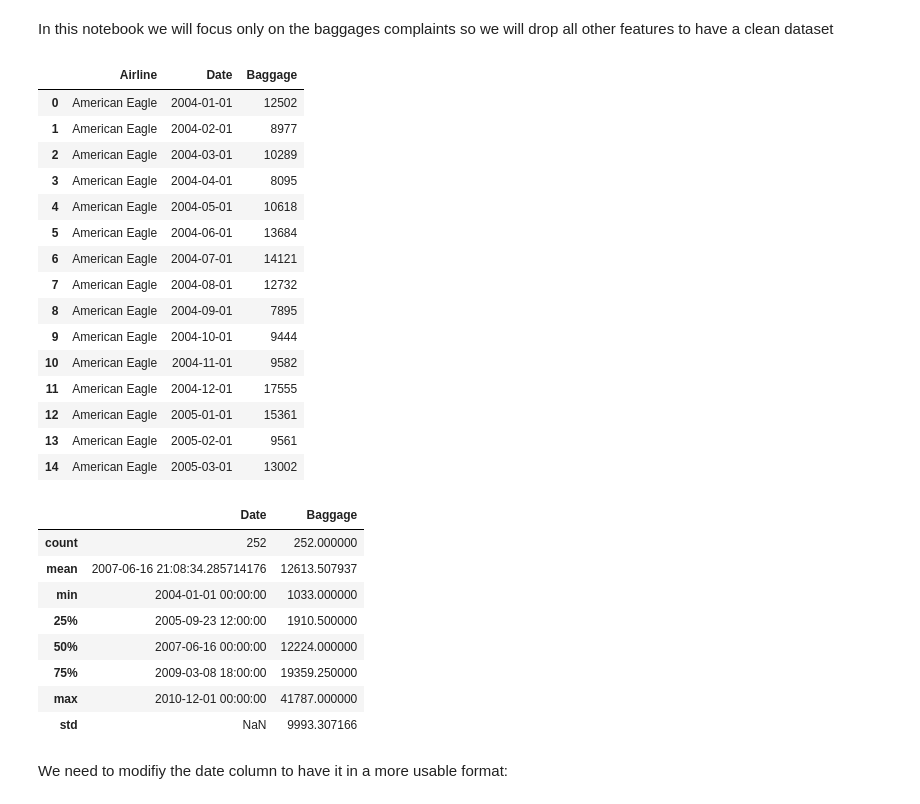
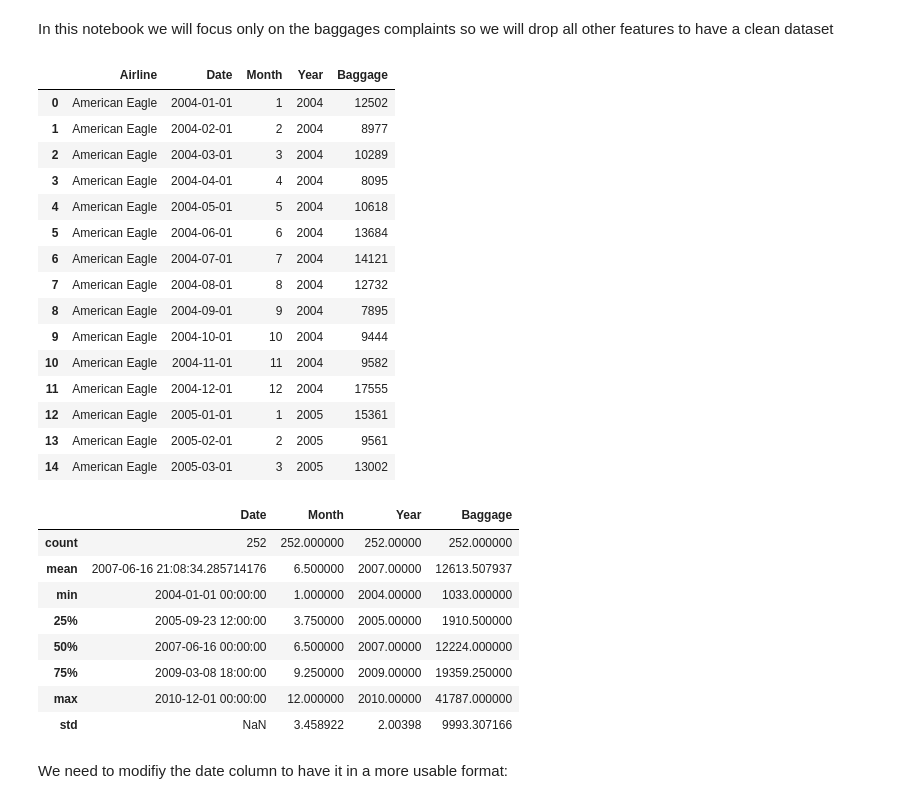
Before and after one commit to claragbl/Time_Series_Analysis_Project, a Jupyter notebook: Time_Series_Gaubil_Rageot.ipynb, the cells around one changed output. Saved outputs shown, nothing was run; the diff lists cells and outputs as text; code cells hidden in the pictures.

```diff
--- a/Time_Series_Gaubil_Rageot.ipynb
+++ b/Time_Series_Gaubil_Rageot.ipynb
@@ -78,37 +82,37 @@ df_baggage['Date'] = pd.to_datetime(df_baggage['Date'])
 # %% [markdown]
 In this notebook we will focus only on the baggages complaints so we will drop all other features to have a clean dataset
 # %%
-df_baggage.drop(columns=['Scheduled', 'Cancelled', 'Enplaned', 'Month', 'Year'], inplace=True)
+df_baggage.drop(columns=['Scheduled', 'Cancelled', 'Enplaned'], inplace=True)
 df_baggage.head(15)
 # %% [output]
-|  | Airline | Date | Baggage |
-| 0 | American Eagle | 2004-01-01 | 12502 |
-| 1 | American Eagle | 2004-02-01 | 8977 |
-| 2 | American Eagle | 2004-03-01 | 10289 |
-| 3 | American Eagle | 2004-04-01 | 8095 |
-| 4 | American Eagle | 2004-05-01 | 10618 |
-| 5 | American Eagle | 2004-06-01 | 13684 |
-| 6 | American Eagle | 2004-07-01 | 14121 |
-| 7 | American Eagle | 2004-08-01 | 12732 |
-| 8 | American Eagle | 2004-09-01 | 7895 |
-| 9 | American Eagle | 2004-10-01 | 9444 |
-| 10 | American Eagle | 2004-11-01 | 9582 |
-| 11 | American Eagle | 2004-12-01 | 17555 |
-| 12 | American Eagle | 2005-01-01 | 15361 |
-| 13 | American Eagle | 2005-02-01 | 9561 |
-| 14 | American Eagle | 2005-03-01 | 13002 |
+|  | Airline | Date | Month | Year | Baggage |
+| 0 | American Eagle | 2004-01-01 | 1 | 2004 | 12502 |
+| 1 | American Eagle | 2004-02-01 | 2 | 2004 | 8977 |
+| 2 | American Eagle | 2004-03-01 | 3 | 2004 | 10289 |
+| 3 | American Eagle | 2004-04-01 | 4 | 2004 | 8095 |
+| 4 | American Eagle | 2004-05-01 | 5 | 2004 | 10618 |
+| 5 | American Eagle | 2004-06-01 | 6 | 2004 | 13684 |
+| 6 | American Eagle | 2004-07-01 | 7 | 2004 | 14121 |
+| 7 | American Eagle | 2004-08-01 | 8 | 2004 | 12732 |
+| 8 | American Eagle | 2004-09-01 | 9 | 2004 | 7895 |
+| 9 | American Eagle | 2004-10-01 | 10 | 2004 | 9444 |
+| 10 | American Eagle | 2004-11-01 | 11 | 2004 | 9582 |
+| 11 | American Eagle | 2004-12-01 | 12 | 2004 | 17555 |
+| 12 | American Eagle | 2005-01-01 | 1 | 2005 | 15361 |
+| 13 | American Eagle | 2005-02-01 | 2 | 2005 | 9561 |
+| 14 | American Eagle | 2005-03-01 | 3 | 2005 | 13002 |
 # %%
 df_baggage.describe()
 # %% [output]
-|  | Date | Baggage |
-| count | 252 | 252.000000 |
-| mean | 2007-06-16 21:08:34.285714176 | 12613.507937 |
-| min | 2004-01-01 00:00:00 | 1033.000000 |
-| 25% | 2005-09-23 12:00:00 | 1910.500000 |
-| 50% | 2007-06-16 00:00:00 | 12224.000000 |
-| 75% | 2009-03-08 18:00:00 | 19359.250000 |
-| max | 2010-12-01 00:00:00 | 41787.000000 |
-| std | NaN | 9993.307166 |
+|  | Date | Month | Year | Baggage |
+| count | 252 | 252.000000 | 252.00000 | 252.000000 |
+| mean | 2007-06-16 21:08:34.285714176 | 6.500000 | 2007.00000 | 12613.507937 |
+| min | 2004-01-01 00:00:00 | 1.000000 | 2004.00000 | 1033.000000 |
+| 25% | 2005-09-23 12:00:00 | 3.750000 | 2005.00000 | 1910.500000 |
+| 50% | 2007-06-16 00:00:00 | 6.500000 | 2007.00000 | 12224.000000 |
+| 75% | 2009-03-08 18:00:00 | 9.250000 | 2009.00000 | 19359.250000 |
+| max | 2010-12-01 00:00:00 | 12.000000 | 2010.00000 | 41787.000000 |
+| std | NaN | 3.458922 | 2.00398 | 9993.307166 |
 # %% [markdown]
 We need to modifiy the date column to have it in a more usable format:
 # %%
```
Also changed, not shown: parts of 27 cells of this notebook.
